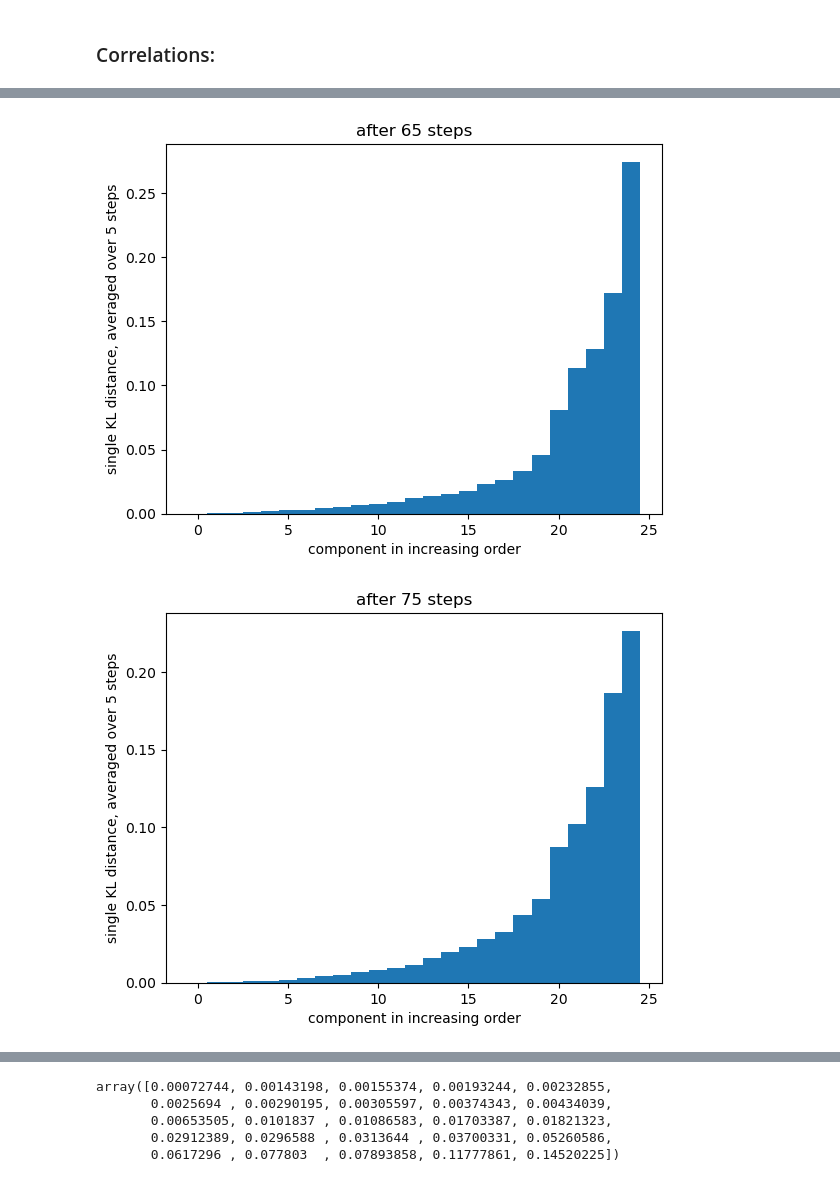
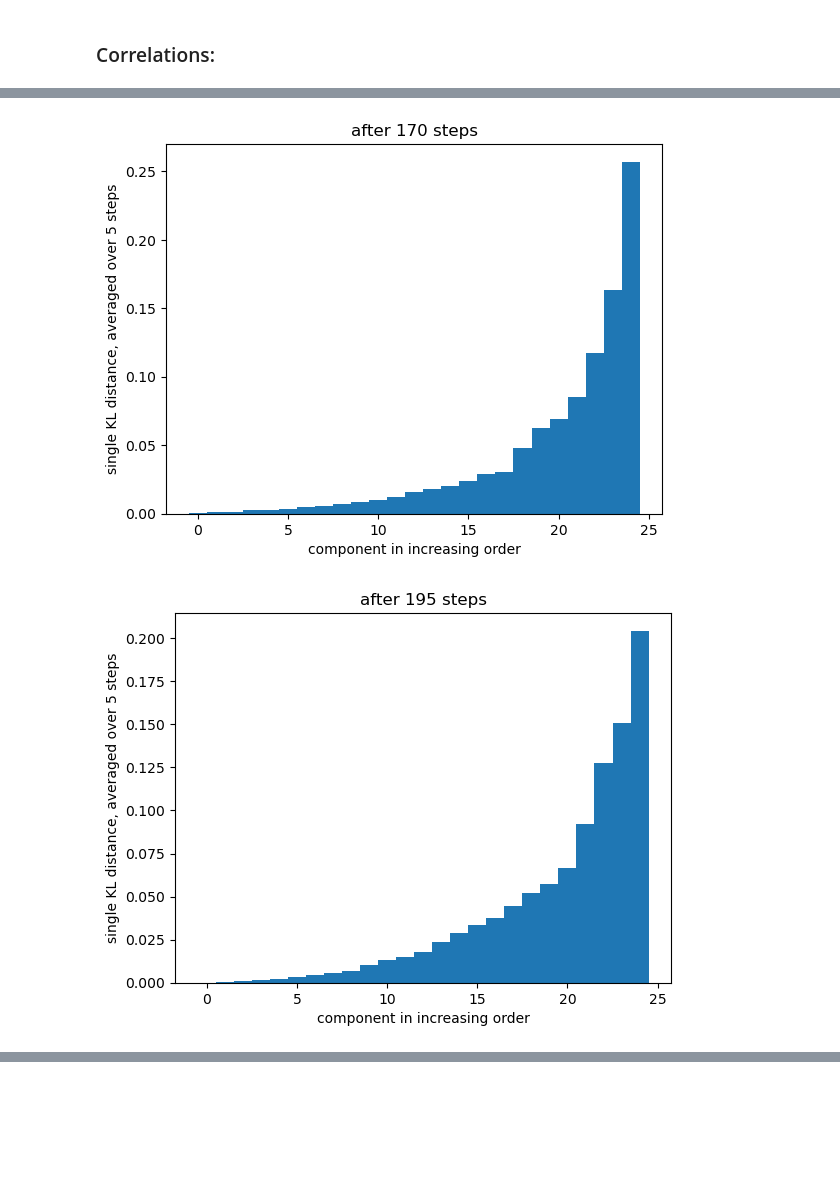
Before and after one commit to robertonetti/2.0.FCSeqTools.jl, a Jupyter notebook: Example/Plotting_Notebook/plotting_python.ipynb, the cells around one changed output, grey strips where cells are left out. Saved outputs shown, nothing was run; the diff lists cells and outputs as text; code cells hidden in the pictures; blank space fills up the shorter version.

Commit message:
plotting with python

```diff
--- a/Example/Plotting_Notebook/plotting_python.ipynb
+++ b/Example/Plotting_Notebook/plotting_python.ipynb
@@ -8,7 +8,7 @@ lines1 = single_dkl.readlines()[2 : ]
 lines2 = total_dkl.readlines()[2 : ]
 
 lines3 = []
-for i in range(5,90,10):
+for i in range(20,295,25):
     picture = open("single_contribs_step" + str(i) + ".txt", "r")
     lines3.append(picture.readlines()[ : -1]  )
 # %%
@@ -84,5 +84,5 @@ Text(0, 0.5, 'sum of singles')
 # %%
-count = 5
+count = 20
 for step in every_five_single_dkl:
 
     ave = dkl_ave(step)
@@ -90,6 +90,6 @@ for step in every_five_single_dkl:
     plt.xlabel("component in increasing order")
     plt.ylabel("single KL distance, averaged over 5 steps")
     plt.title("after "+str(count)+" steps")
-    count += 10
+    count += 25
     plt.show()
 # %% [output]
@@ -102,2 +102,2 @@ for step in every_five_single_dkl:
-[figure, old version]
+[figure, new version]
-[figure, old version]
+[figure, new version]
@@ -109,8 +106,0 @@ plt.bar(range(0,25), tot, 1)
-# %%
-np.sort(x[1])
-# %% [output]
-array([0.00072744, 0.00143198, 0.00155374, 0.00193244, 0.00232855,
-       0.0025694 , 0.00290195, 0.00305597, 0.00374343, 0.00434039,
-       0.00653505, 0.0101837 , 0.01086583, 0.01703387, 0.01821323,
-       0.02912389, 0.0296588 , 0.0313644 , 0.03700331, 0.05260586,
-       0.0617296 , 0.077803  , 0.07893858, 0.11777861, 0.14520225])
```
Also changed, not shown: parts of 5 cells of this notebook, 19 other files.
